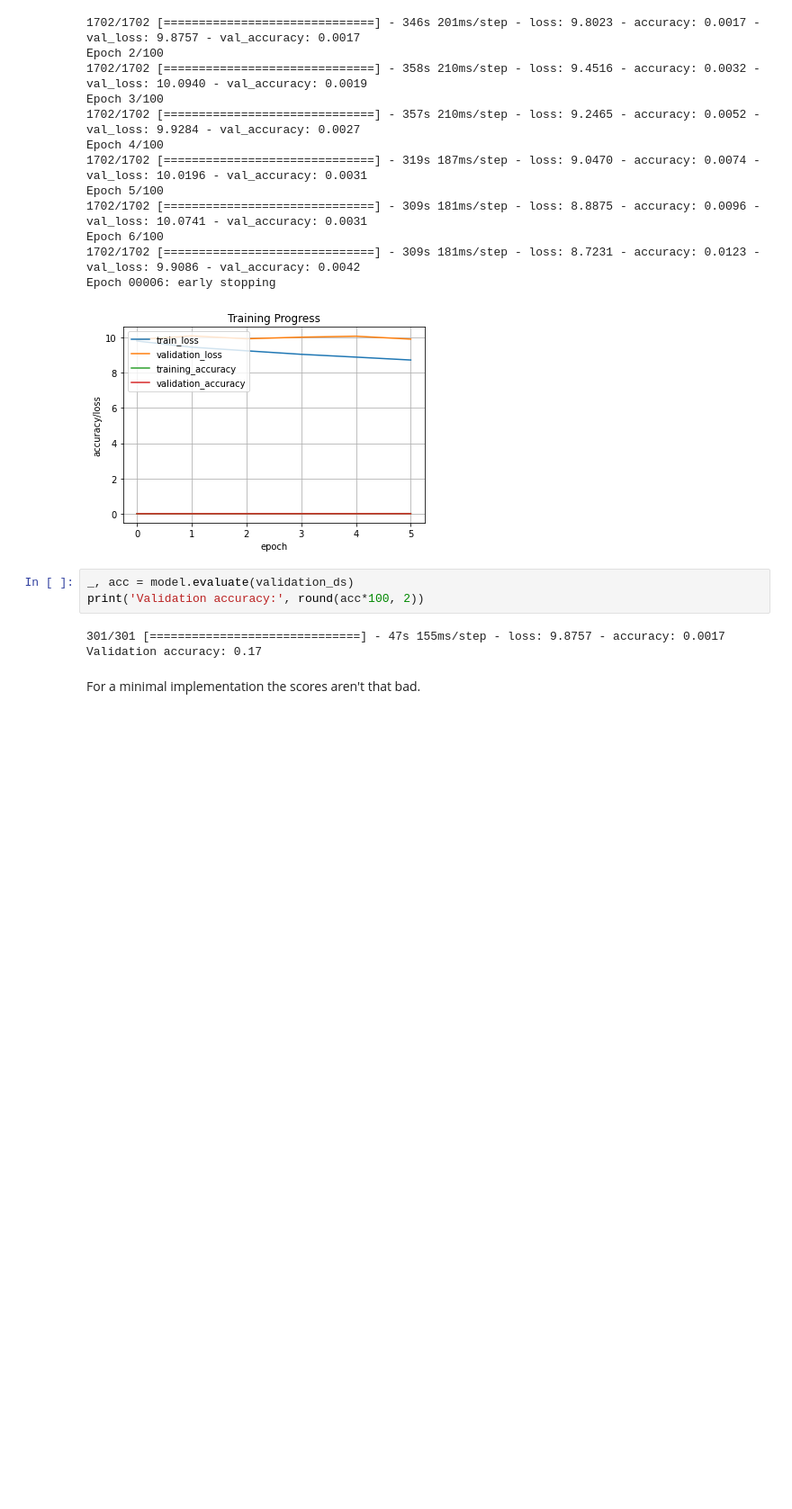
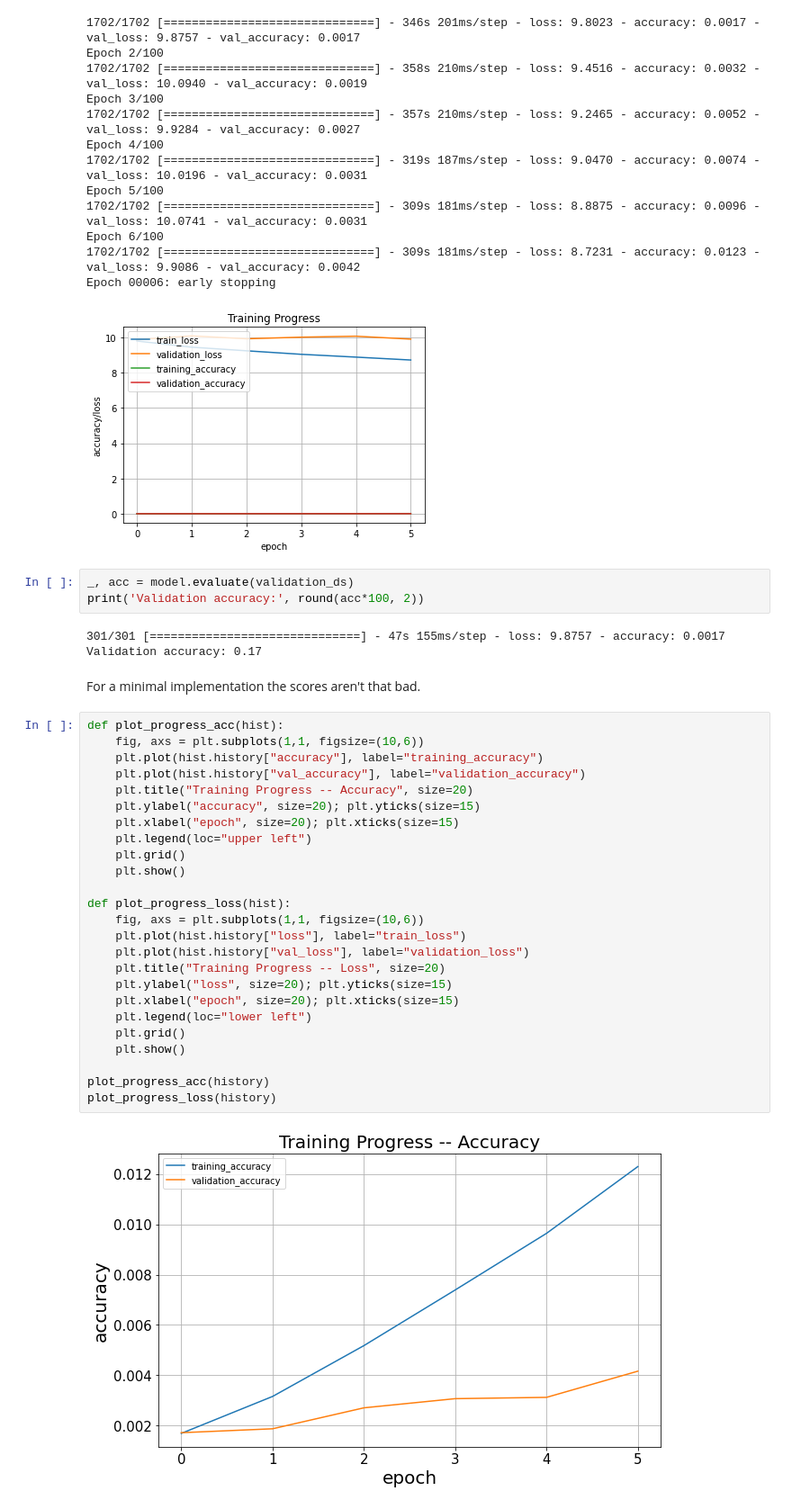
Before and after one commit to kothiga/SimSiam-TF, a Jupyter notebook: SimSiam_Evaluation.ipynb, the cells around one changed output. Shown at 90% size. Drawn from its saved outputs; the diff is of its cells as text; blank space fills up the shorter version.

Commit message:
Created separate plots for acc and loss.

```diff
--- a/SimSiam_Evaluation.ipynb
+++ b/SimSiam_Evaluation.ipynb
@@ -250,3 +250,30 @@ print('Validation accuracy:', round(acc*100, 2))
 Validation accuracy: 0.17
 # %% [markdown]
 For a minimal implementation the scores aren't that bad.
+# %%
+def plot_progress_acc(hist):
+    fig, axs = plt.subplots(1,1, figsize=(10,6))
+    plt.plot(hist.history["accuracy"], label="training_accuracy")
+    plt.plot(hist.history["val_accuracy"], label="validation_accuracy")
+    plt.title("Training Progress -- Accuracy", size=20)
+    plt.ylabel("accuracy", size=20); plt.yticks(size=15)
+    plt.xlabel("epoch", size=20); plt.xticks(size=15)
+    plt.legend(loc="upper left")
+    plt.grid()
+    plt.show()
+
+def plot_progress_loss(hist):
+    fig, axs = plt.subplots(1,1, figsize=(10,6))
+    plt.plot(hist.history["loss"], label="train_loss")
+    plt.plot(hist.history["val_loss"], label="validation_loss")
+    plt.title("Training Progress -- Loss", size=20)
+    plt.ylabel("loss", size=20); plt.yticks(size=15)
+    plt.xlabel("epoch", size=20); plt.xticks(size=15)
+    plt.legend(loc="lower left")
+    plt.grid()
+    plt.show()
+
+plot_progress_acc(history)
+plot_progress_loss(history)
+# %% [output]
+[figure, added]
```
Also changed, not shown: parts of 1 cell of this notebook.
